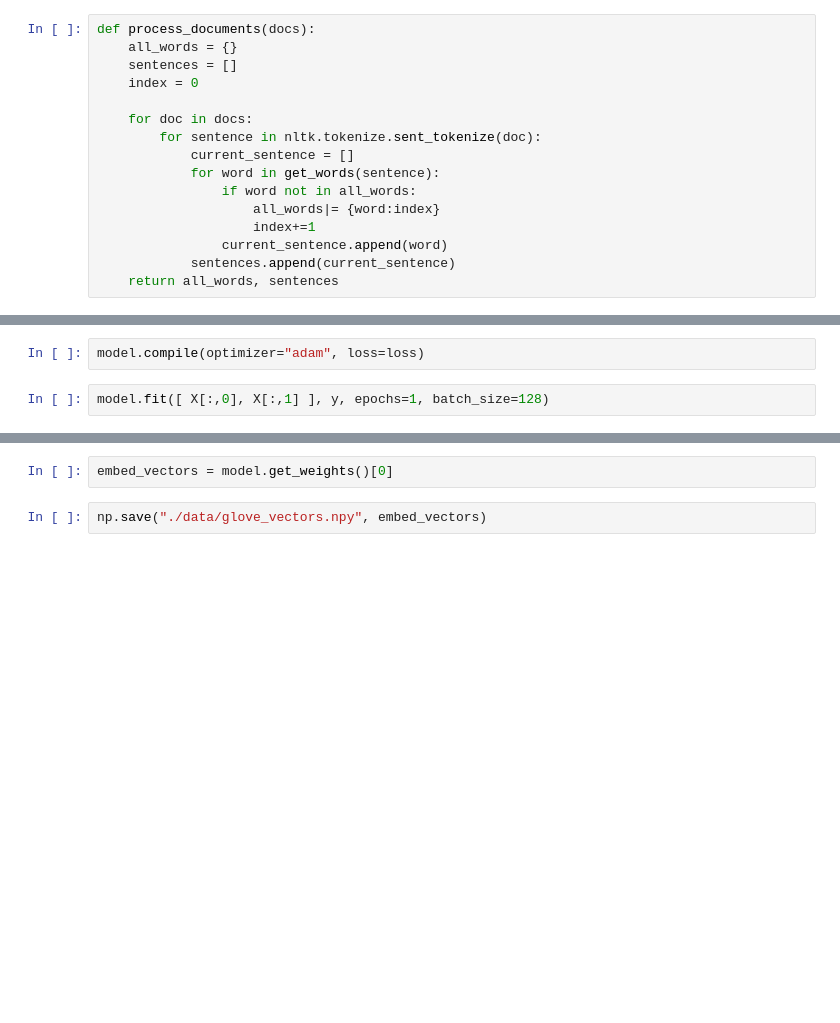
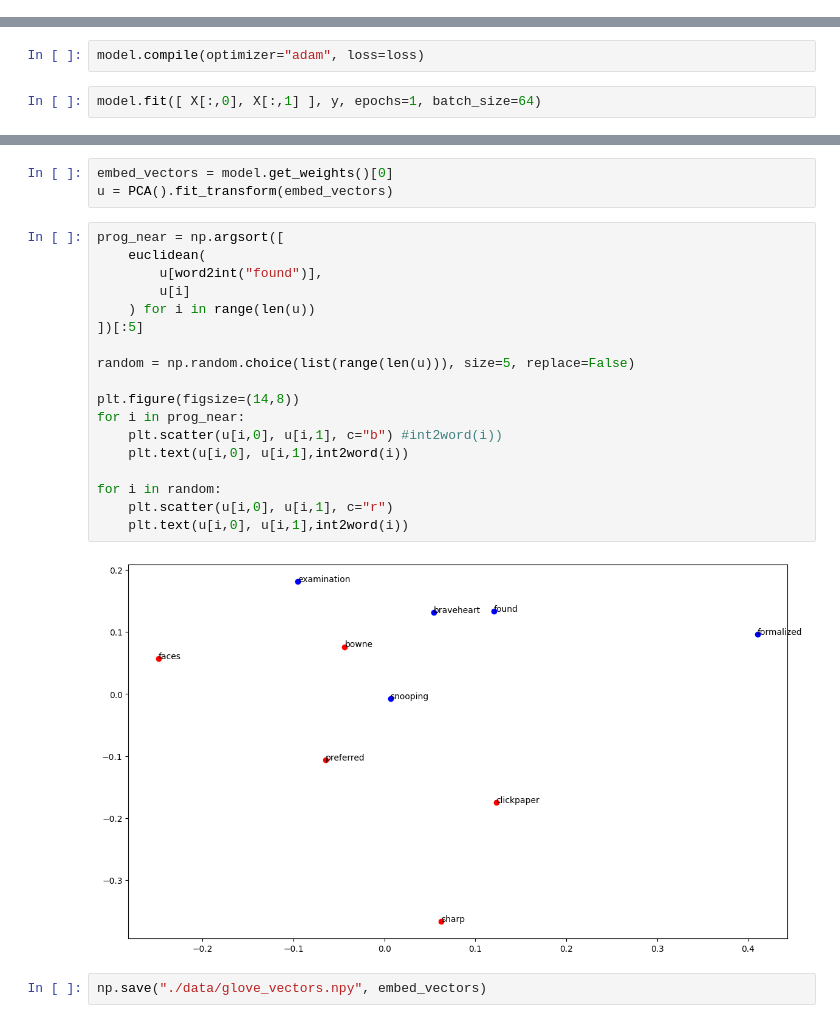
Before and after one commit to joelpoliveira/Feature-Engineering-for-Machine-Learning, a Jupyter notebook: Cap 1 - Text Data/detect_spam/average_embedding_representation.ipynb, the cells around one changed output, grey strips where cells are left out. Saved outputs shown, nothing was run; the diff lists cells and outputs as text; blank space fills up the shorter version.

```diff
--- a/Cap 1 - Text Data/detect_spam/average_embedding_representation.ipynb
+++ b/Cap 1 - Text Data/detect_spam/average_embedding_representation.ipynb
@@ -37,19 +31,3 @@ def get_words(document: list[str]):
-# %%
-def process_documents(docs):
-    all_words = {}
-    sentences = []
-    index = 0
-
-    for doc in docs:
-        for sentence in nltk.tokenize.sent_tokenize(doc):
-            current_sentence = []
-            for word in get_words(sentence):
-                if word not in all_words:
-                    all_words|= {word:index}
-                    index+=1
-                current_sentence.append(word)
-            sentences.append(current_sentence)
-    return all_words, sentences
 # %%
 all_words, emails = process_documents(X_train)
 # %%
@@ -157,5 +135,5 @@ def loss(y_test, preds):
 # %%
 model.compile(optimizer="adam", loss=loss)
 # %%
-model.fit([ X[:,0], X[:,1] ], y, epochs=1, batch_size=128)
+model.fit([ X[:,0], X[:,1] ], y, epochs=1, batch_size=64)
 # %% [output]
@@ -163,6 +141,27 @@ model.fit([ X[:,0], X[:,1] ], y, epochs=1, batch_size=128)
 <keras.callbacks.History at 0x...>
 # %%
 embed_vectors = model.get_weights()[0]
+u = PCA().fit_transform(embed_vectors)
+# %%
+prog_near = np.argsort([
+    euclidean(
+        u[word2int("found")],
+        u[i]
+    ) for i in range(len(u))
+])[:5]
+
+random = np.random.choice(list(range(len(u))), size=5, replace=False)
+
+plt.figure(figsize=(14,8))
+for i in prog_near:
+    plt.scatter(u[i,0], u[i,1], c="b") #int2word(i))
+    plt.text(u[i,0], u[i,1],int2word(i))
+
+for i in random:
+    plt.scatter(u[i,0], u[i,1], c="r")
+    plt.text(u[i,0], u[i,1],int2word(i))
+# %% [output]
+[figure, added]
 # %%
 np.save("./data/glove_vectors.npy", embed_vectors)
 # %% [markdown]
```
Also changed, not shown: parts of 47 cells of this notebook.
